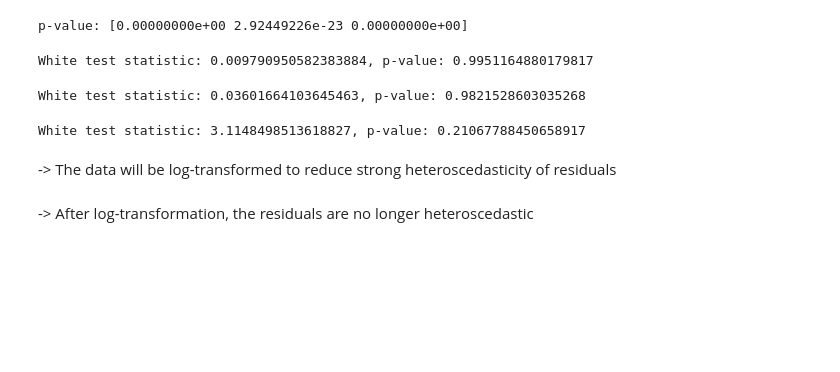
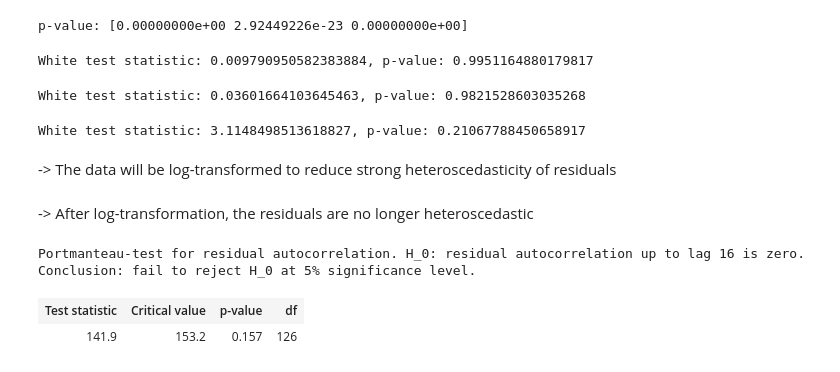
Before and after one commit to niklas0801/VAR_Models, a Jupyter notebook: VAR_model.ipynb, the cells around one changed output. Drawn from its saved outputs; the diff is of its cells as text; code cells hidden in the pictures; blank space fills up the shorter version.

Commit message:
conducted whiteness-test for autocorrelation of residuals

```diff
--- a/VAR_model.ipynb
+++ b/VAR_model.ipynb
@@ -454,0 +459,10 @@ White test statistic: 3.1148498513618827, p-value: 0.21067788450658917
+# %%
+whiteness_test = model_fit.test_whiteness(nlags=16, signif=0.05)
+
+whiteness_test.summary()
+
+# Test shows no autocorrelation for VAR-model
+# %% [output]
+Portmanteau-test for residual autocorrelation. H_0: residual autocorrelation up to lag 16 is zero. Conclusion: fail to reject H_0 at 5% significance level.
+| Test statistic | Critical value | p-value | df |
+| 141.9 | 153.2 | 0.157 | 126 |
```
Also changed, not shown: parts of 4 cells of this notebook.
